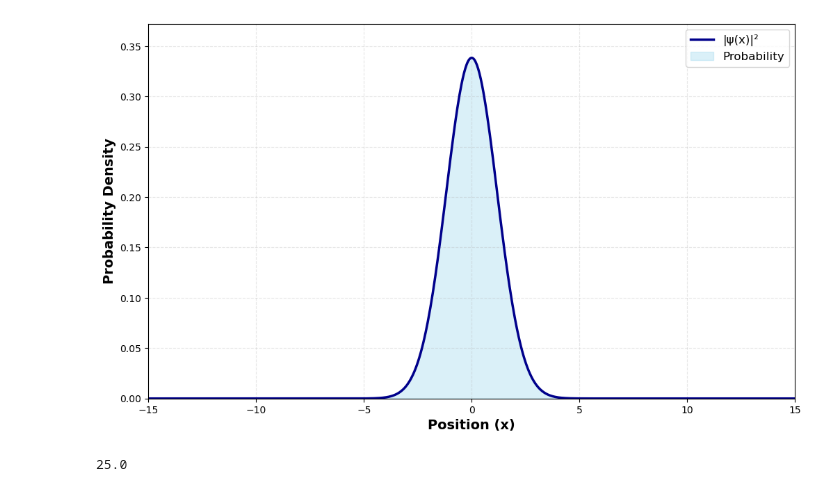
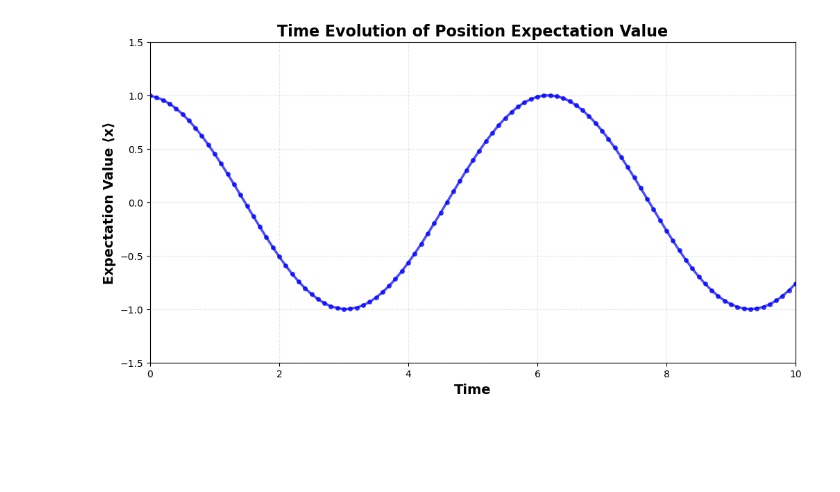
Before and after one commit to sahil-9915/1D-Quantum-harmonic-oscillator, a Jupyter notebook: simulations.ipynb, the cells around one changed output. Cells and saved outputs as stored; diff of their text form; code cells hidden in the pictures; blank space fills up the shorter version.

```diff
--- a/simulations.ipynb
+++ b/simulations.ipynb
@@ -5,14 +5,10 @@ importlib.reload(hoqm)
 from harmonic_oscillator_qm import *
 # %%
 ho_temp=QuantumSimulator(1001,-15,15)
-ho_temp.Initial_wavefunction(2,0)
+ho_temp.Initial_wavefunction(2,1)
 ho_temp.discrete_Potential(1)
 evolved_temp=ho_temp.approximate_evolution(0.00025,10) #returns evolved wavefunction
-ho_temp.plot_probability_density()
+#ho_temp.plot_probability_density()
+ho_temp.plot_expectation_x()
 # %% [output]
-[figure, old version]
+[figure, new version]
-# %%
-z = 3 + 4j  # where a, b are real
-print(np.abs(z)**2)
-# %% [output]
-25.0
```
